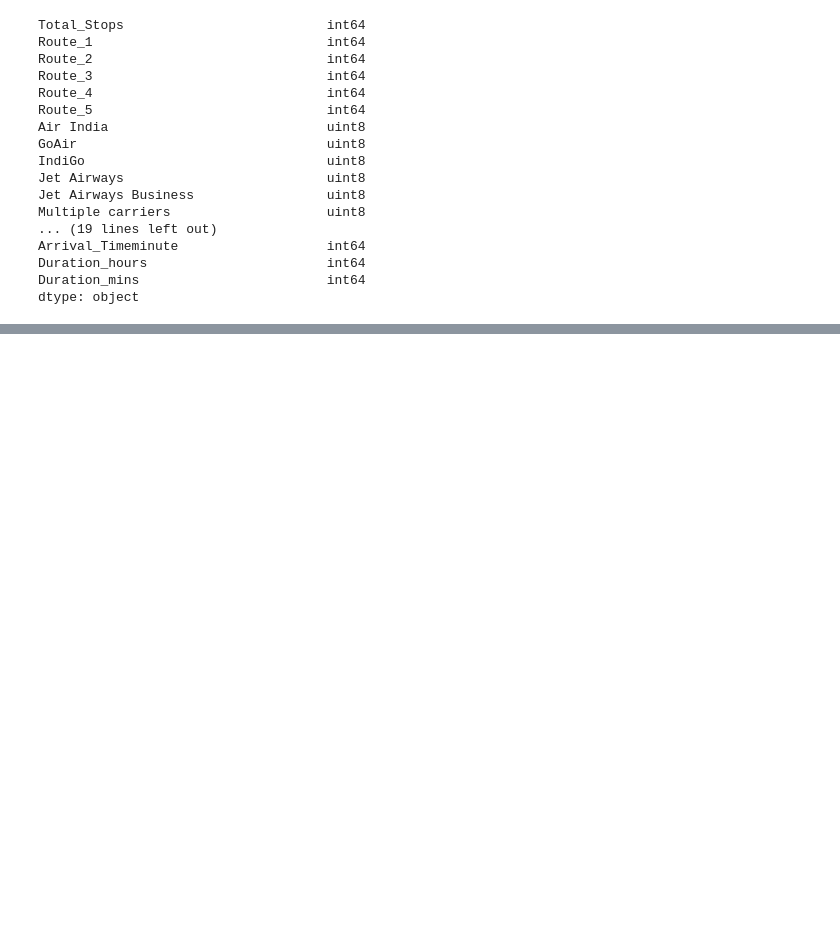
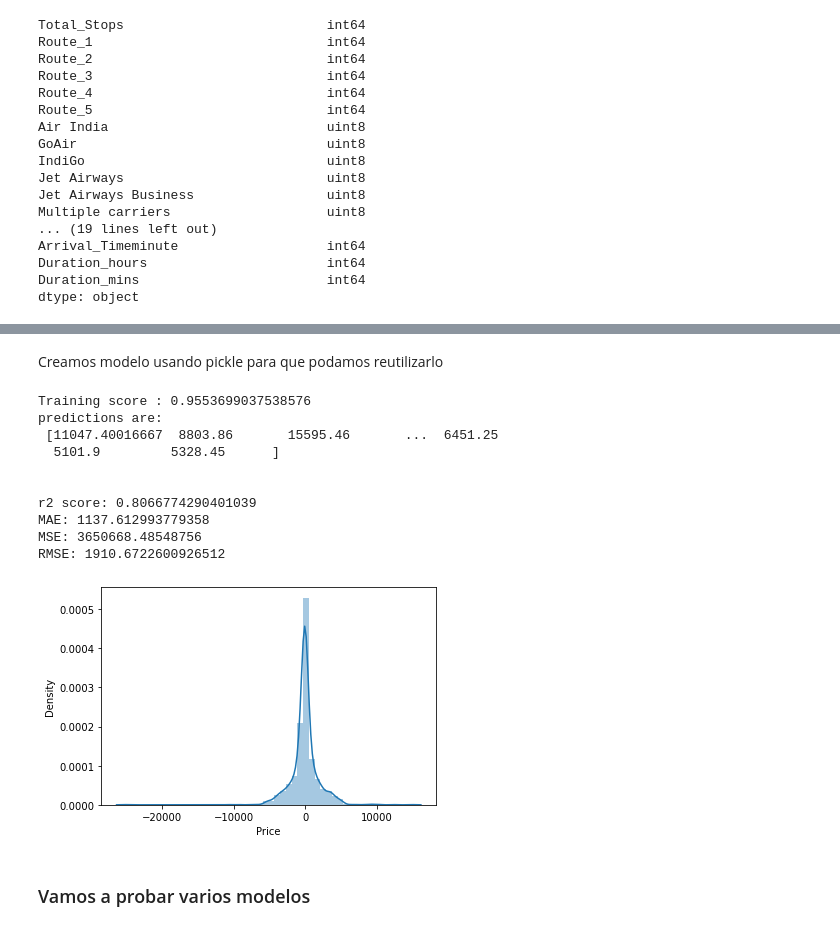
Before and after one commit to Data-Analysis-Projects-Udemy/Project-6-Predict-Fare-of-Airlines-, a Jupyter notebook: flight_price_deploy.ipynb, the cells around one changed output, grey strips where cells are left out. Drawn from its saved outputs; the diff is of its cells as text; code cells hidden in the pictures; blank space fills up the shorter version.

```diff
--- a/flight_price_deploy.ipynb
+++ b/flight_price_deploy.ipynb
@@ -738,0 +755,2 @@ imp.sort_values(by = 'importance', ascending = False)
+# %% [markdown]
+Creamos modelo usando pickle para que podamos reutilizarlo
@@ -738,0 +759,34 @@ imp.sort_values(by = 'importance', ascending = False)
+# %%
+def predict(ml_model,dump):
+    model=ml_model.fit(X_train,y_train)
+    print('Training score : {}'.format(model.score(X_train,y_train)))
+    y_prediction=model.predict(X_test)
+    print('predictions are: \n {}'.format(y_prediction))
+    print('\n')
+    r2_score=metrics.r2_score(y_test,y_prediction)
+    print('r2 score: {}'.format(r2_score))
+    print('MAE:',metrics.mean_absolute_error(y_test,y_prediction))
+    print('MSE:',metrics.mean_squared_error(y_test,y_prediction))
+    print('RMSE:',np.sqrt(metrics.mean_squared_error(y_test,y_prediction)))
+    sns.distplot(y_test-y_prediction)
+
+    if dump==1:
+        ##dump your model using pickle so that we will re-use
+        file=open('./model/model.pkl','wb')
+        pickle.dump(model,file)
+# %%
+predict(RandomForestRegressor(),1)
+# %% [output]
+Training score : 0.9553699037538576
+predictions are:
+ [11047.40016667  8803.86       15595.46       ...  6451.25
+  5101.9         5328.45      ]
+
+
+r2 score: 0.8066774290401039
+MAE: 1137.612993779358
+MSE: 3650668.48548756
+RMSE: 1910.6722600926512
+[figure, added]
+# %% [markdown]
+### Vamos a probar varios modelos
```
Also changed, not shown: parts of 42 cells of this notebook, 1 other file.
